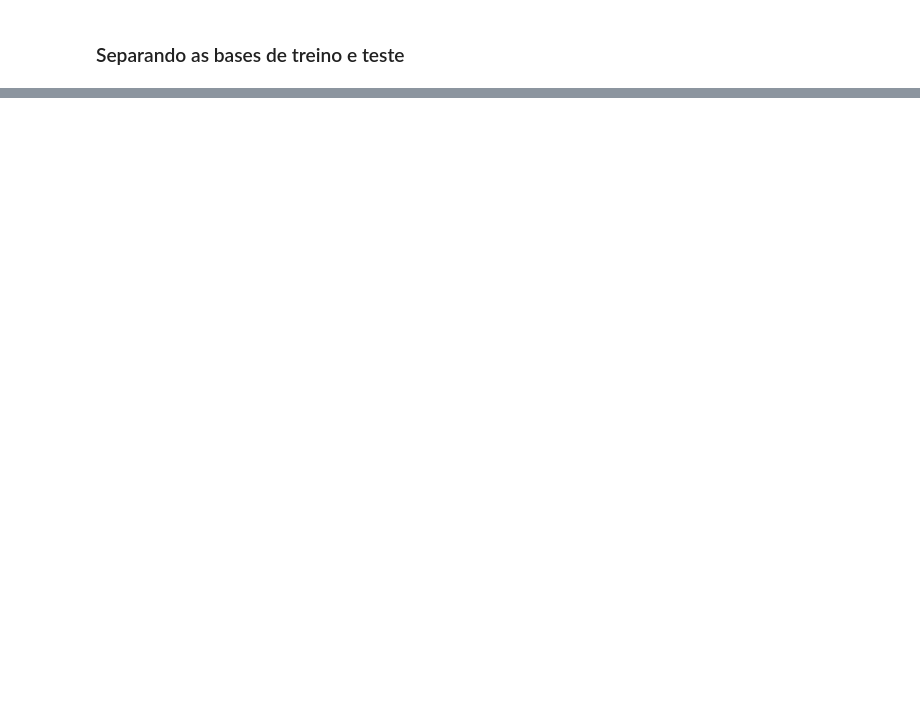
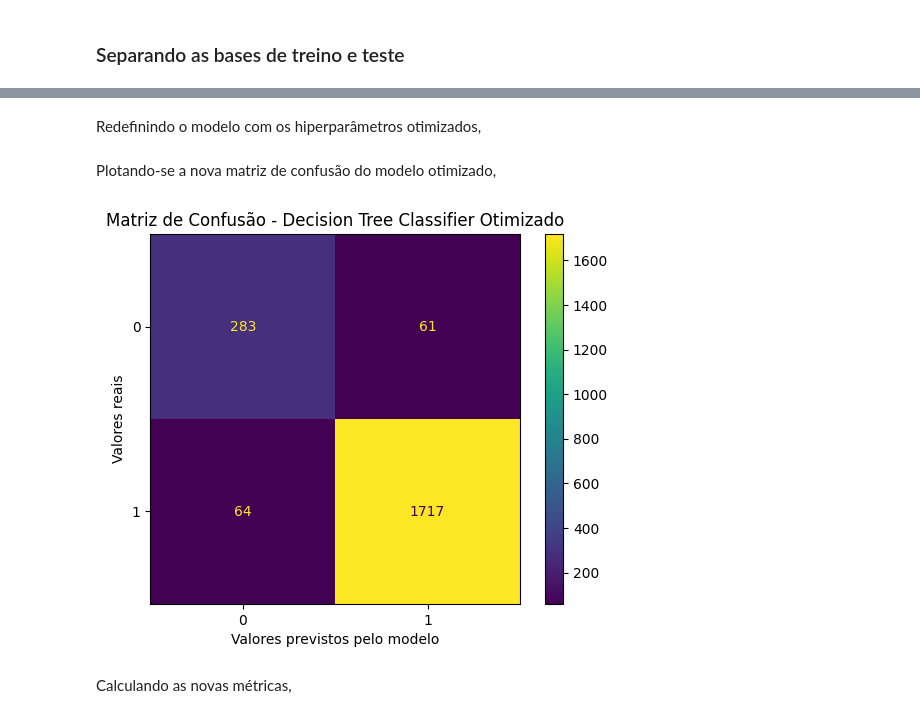
Before and after one commit to rfprates/modelo_classificacao_churn_banco, a Jupyter notebook: case_churn_bancos.ipynb, the cells around one changed output, grey strips where cells are left out. Cells and saved outputs as stored; diff of their text form; code cells hidden in the pictures; blank space fills up the shorter version.

```diff
--- a/case_churn_bancos.ipynb
+++ b/case_churn_bancos.ipynb
@@ -276,0 +541,8 @@ pie_charts(df = base_dados, col = 'Attrition_Flag')
+# %%
+parameters = {
+    "max_depth": [1,2,3,4,5,6,7,8,9,10]
+}
+
+grid_search_tree = GridSearchCV(estimator = tree, param_grid = parameters, scoring = "accuracy", cv = 5, n_jobs = -1)
+# %%
+grid_search_tree.fit(x_train, y_train)
@@ -276,0 +570,41 @@ pie_charts(df = base_dados, col = 'Attrition_Flag')
+# %% [markdown]
+Redefinindo o modelo com os hiperparâmetros otimizados,
+# %%
+tree_tunned = DecisionTreeClassifier(
+    ccp_alpha =  0.0,
+    class_weight = None,
+    criterion = 'gini',
+    max_depth = 8,
+    max_features = None,
+    max_leaf_nodes = None,
+    min_impurity_decrease = 0.0,
+    min_samples_leaf = 1,
+    min_samples_split = 2,
+    min_weight_fraction_leaf = 0.0,
+    random_state = None,
+    splitter = 'best'
+)
+# %%
+# treinando o modelo otimizado
+tree_tunned.fit(x_train, y_train)
+
+# calculando os novos resultados previstos
+y_pred_tree_tun = tree_tunned.predict(x_test)
+# %% [markdown]
+Plotando-se a nova matriz de confusão do modelo otimizado,
+# %%
+# calculando a matriz de confusão
+cm = confusion_matrix(y_true = y_test, y_pred = y_pred_tree_tun, labels = tree_tunned.classes_)
+
+# exibindo-a na tela
+disp = ConfusionMatrixDisplay(confusion_matrix = cm, display_labels = tree_tunned.classes_)
+disp.plot()
+plt.title('Matriz de Confusão - Decision Tree Classifier Otimizado')
+plt.ylabel('Valores reais')
+plt.xlabel('Valores previstos pelo modelo')
+plt.grid(visible = False)
+plt.show()
+# %% [output]
+[figure, added]
+# %% [markdown]
+Calculando as novas métricas,
```
Also changed, not shown: parts of 67 cells of this notebook.
